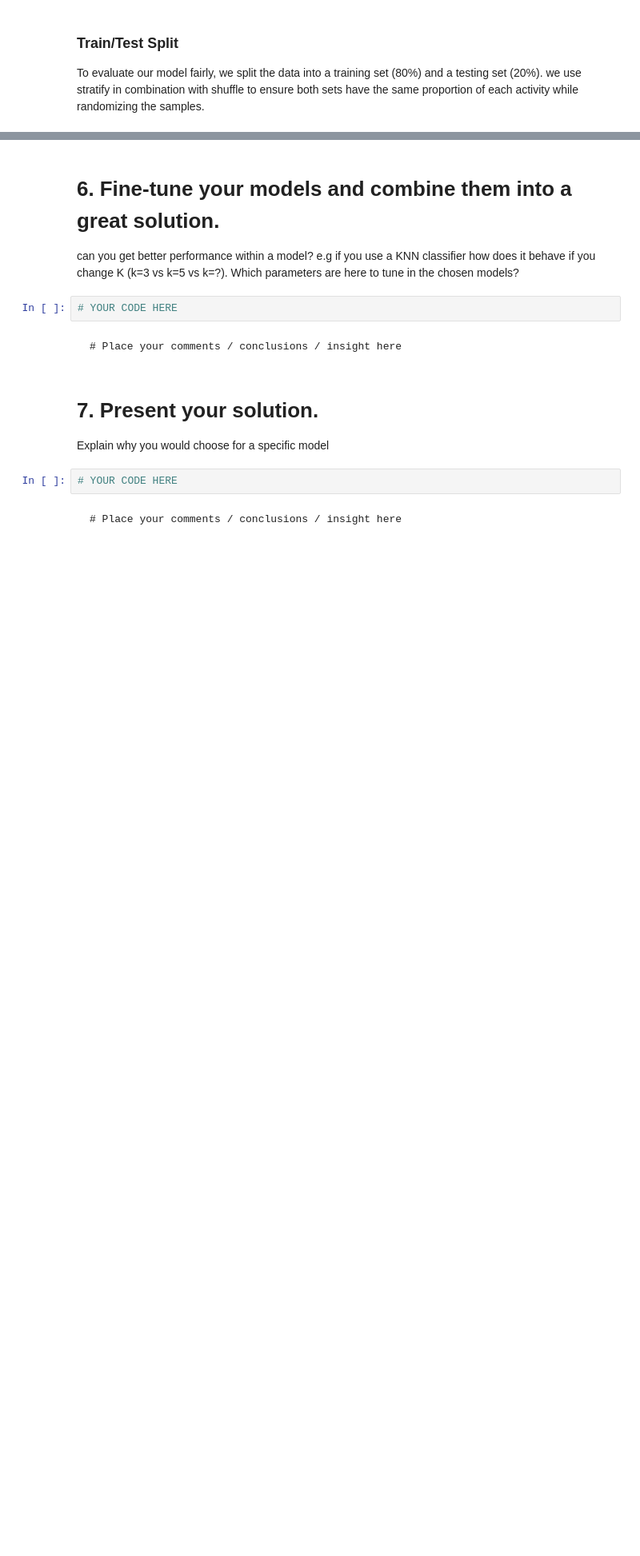
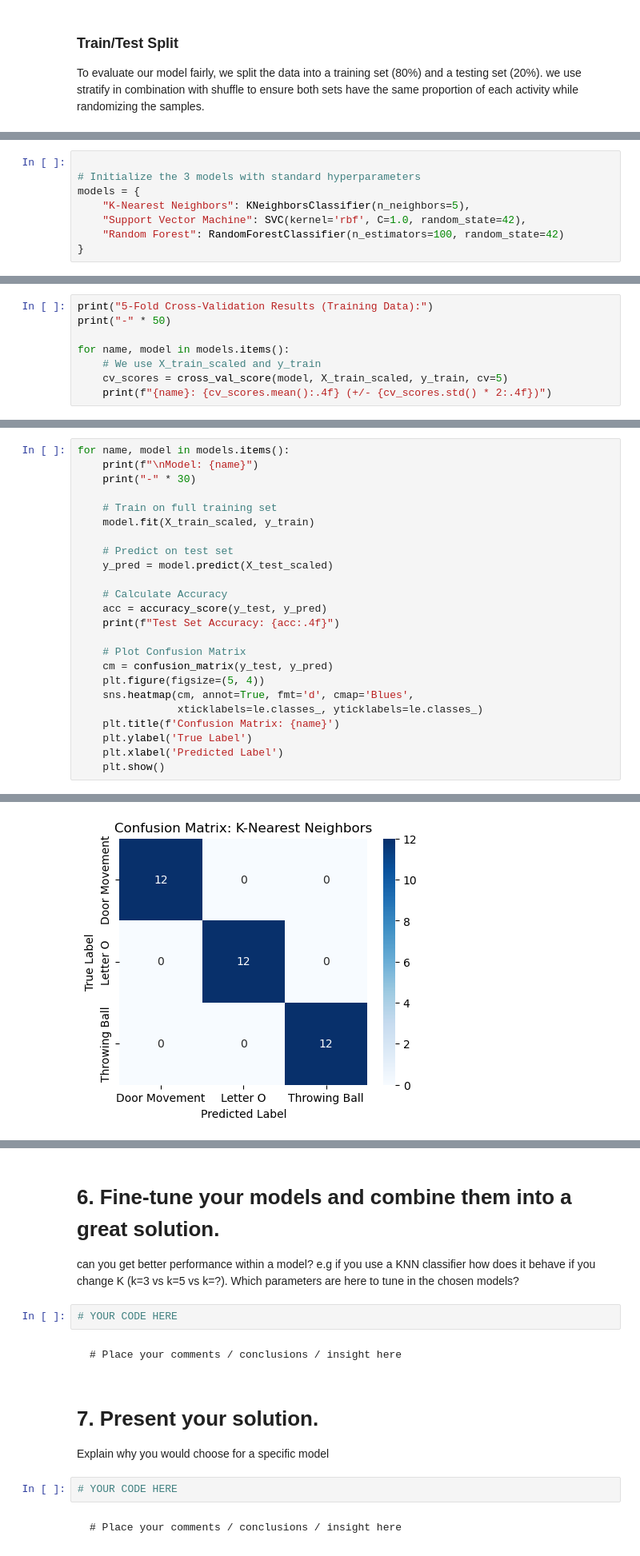
Before and after one commit to Roelvdll/AIS, a Jupyter notebook: assignment 1/Group_Assignment1_HumanActivity.ipynb, the cells around one changed output, grey strips where cells are left out. Shown: that part at 80% size. Drawn from its saved outputs; the diff is of its cells as text; blank space fills up the shorter version.

```diff
--- a/assignment 1/Group_Assignment1_HumanActivity.ipynb
+++ b/assignment 1/Group_Assignment1_HumanActivity.ipynb
@@ -492,0 +588,8 @@ Explore / train and list the top 3 algorithms that score best on this dataset.
+# %%
+
+# Initialize the 3 models with standard hyperparameters
+models = {
+    "K-Nearest Neighbors": KNeighborsClassifier(n_neighbors=5),
+    "Support Vector Machine": SVC(kernel='rbf', C=1.0, random_state=42),
+    "Random Forest": RandomForestClassifier(n_estimators=100, random_state=42)
+}
@@ -492,0 +599,8 @@ Explore / train and list the top 3 algorithms that score best on this dataset.
+# %%
+print("5-Fold Cross-Validation Results (Training Data):")
+print("-" * 50)
+
+for name, model in models.items():
+    # We use X_train_scaled and y_train
+    cv_scores = cross_val_score(model, X_train_scaled, y_train, cv=5)
+    print(f"{name}: {cv_scores.mean():.4f} (+/- {cv_scores.std() * 2:.4f})")
@@ -492,0 +616,25 @@ Explore / train and list the top 3 algorithms that score best on this dataset.
+# %%
+for name, model in models.items():
+    print(f"\nModel: {name}")
+    print("-" * 30)
+
+    # Train on full training set
+    model.fit(X_train_scaled, y_train)
+
+    # Predict on test set
+    y_pred = model.predict(X_test_scaled)
+
+    # Calculate Accuracy
+    acc = accuracy_score(y_test, y_pred)
+    print(f"Test Set Accuracy: {acc:.4f}")
+
+    # Plot Confusion Matrix
+    cm = confusion_matrix(y_test, y_pred)
+    plt.figure(figsize=(5, 4))
+    sns.heatmap(cm, annot=True, fmt='d', cmap='Blues',
+                xticklabels=le.classes_, yticklabels=le.classes_)
+    plt.title(f'Confusion Matrix: {name}')
+    plt.ylabel('True Label')
+    plt.xlabel('Predicted Label')
+    plt.show()
+# %% [output]
@@ -492,0 +644 @@ Explore / train and list the top 3 algorithms that score best on this dataset.
+[figure, added]
```
Also changed, not shown: parts of 24 cells of this notebook.
